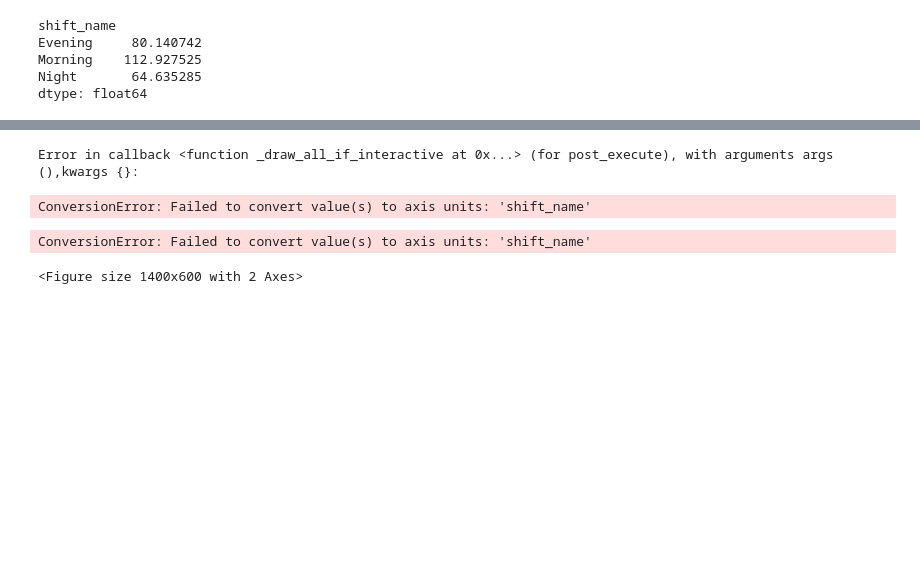
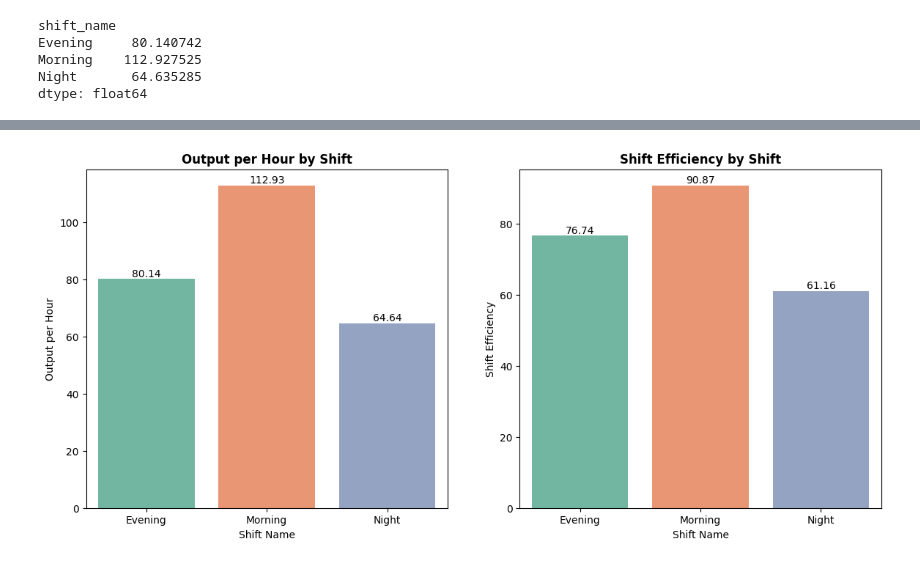
Before and after one commit to adamudaniel/Shift-Optimization-System, a Jupyter notebook: notebooks/EDA.ipynb, the cells around one changed output, grey strips where cells are left out. Cells and saved outputs as stored; diff of their text form; code cells hidden in the pictures; blank space fills up the shorter version.

Commit message:
data ingestion & validation successfully created

```diff
--- a/notebooks/EDA.ipynb
+++ b/notebooks/EDA.ipynb
@@ -403,0 +406,6 @@ dtype: float64
+# %%
+output_per_hour_data.columns
+
+output_per_hour_data[0] = output_per_hour_data[0].rename('output_per_hour', inplace=True)
+# %%
+output_per_hour_data = output_per_hour_data.rename(columns={0: 'output_per_hour'})
@@ -404,48 +424,42 @@ dtype: float64
 # %%
-output_per_hour_data = output_per_hour.reset_index()
-
 fig, ax = plt.subplots(1, 2, figsize=(14, 6))
 
 sns.barplot(
     x='shift_name',
-    y=output_per_hour,
+    y='output_per_hour',
     data=output_per_hour_data,
     palette='Set2',
-    fontsize=12,
-    fontweight=9,
+    ax=ax[0],
     hue='shift_name',
     legend=False
 )
 
 ax[0].set_title('Output per Hour by Shift', fontsize=12, fontweight='bold')
 ax[0].set_xlabel('Shift Name')
 ax[0].set_ylabel('Output per Hour')
 
-for i, v in enumerate(output_per_hour_data):
-    ax[0].text(i, v, f'{v}', ha='center', va='bottom')
+for i, v in enumerate(output_per_hour_data['output_per_hour'].values):
+    ax[0].text(i, v, f'{v:.2f}', ha='center', va='bottom')
 
 
 merged_data = shift_performance_data.merge(output_per_hour_data, on='shift_name')
 # Plot2, Plotting the shift efficiency score
 
 sns.barplot(
     x='shift_name',
     y='average_efficiency',
     data=merged_data,
     palette='Set2',
     hue='shift_name',
     ax=ax[1],
     legend=False
 )
 
 ax[1].set_title('Shift Efficiency by Shift', fontsize=12, fontweight='bold')
 ax[1].set_xlabel('Shift Name')
 ax[1].set_ylabel('Shift Efficiency')
 
-for i, v in enumerate(merged_data):
-    ax[1].text(i, v, f'{v}', ha='center', va='bottom')
+for i, v in enumerate(merged_data['average_efficiency'].values):
+    ax[1].text(i, v, f'{v:.2f}', ha='center', va='bottom')
 # %% [output]
-Error in callback <function _draw_all_if_interactive at 0x...> (for post_execute), with arguments args (),kwargs {}:
-ConversionError: Failed to convert value(s) to axis units: 'shift_name'
-ConversionError: Failed to convert value(s) to axis units: 'shift_name'
-<Figure size 1400x600 with 2 Axes>
+[figure, added]
```
Also changed, not shown: parts of 44 cells of this notebook, 10 other files.
